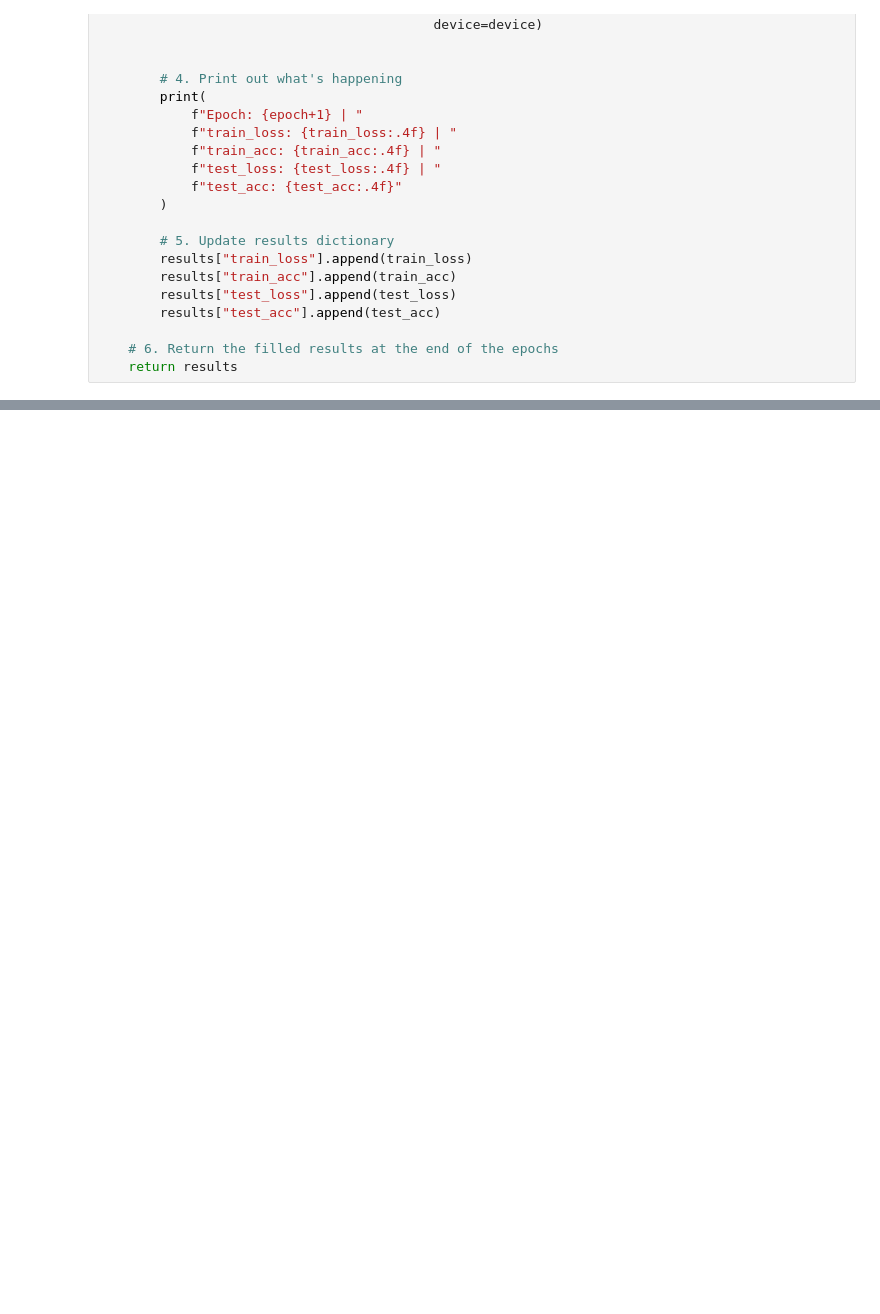
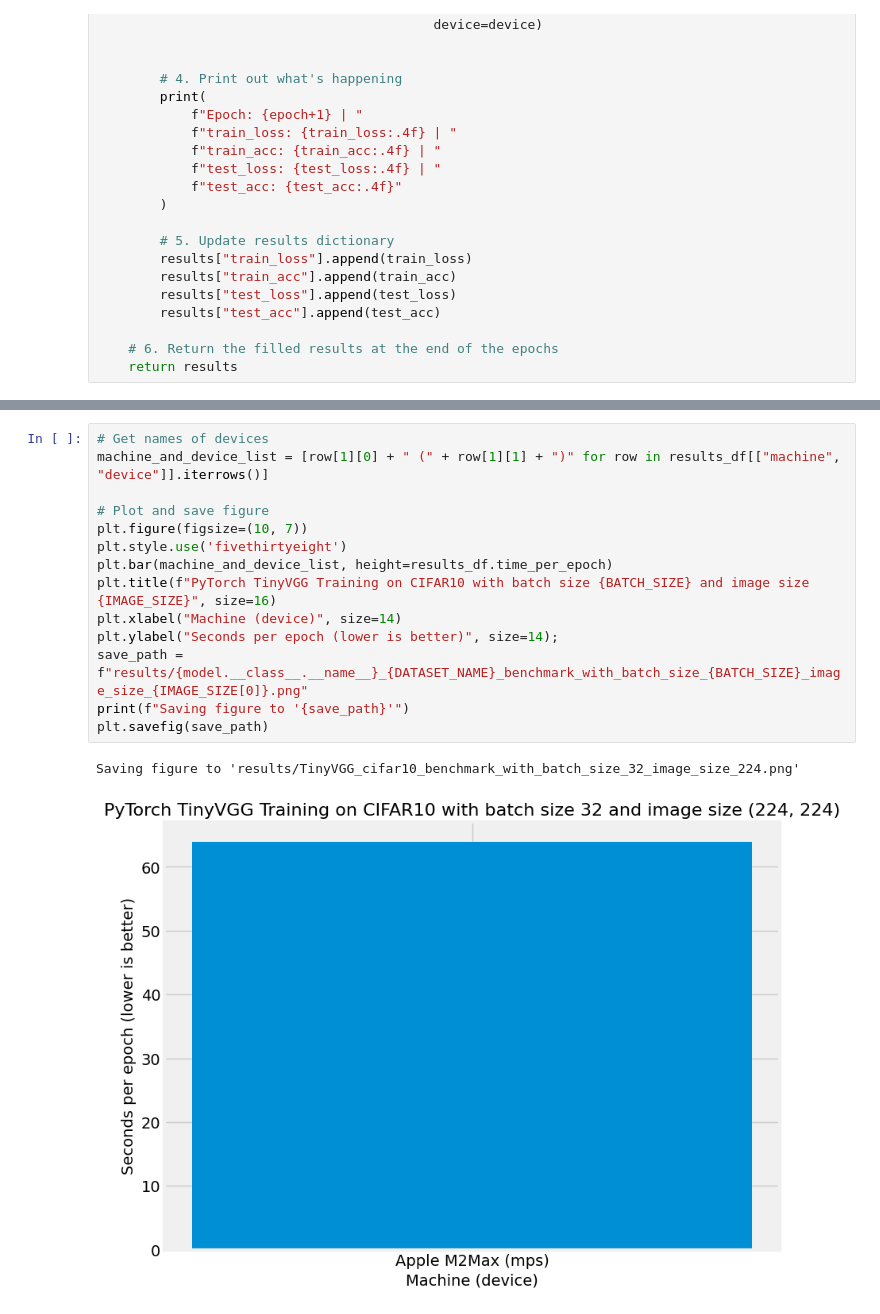
Before and after one commit to woolfel/mac-torch-bench, a Jupyter notebook: cifar10_tinyvgg_macos.ipynb, the cells around one changed output, grey strips where cells are left out. Saved outputs shown, nothing was run; the diff lists cells and outputs as text; blank space fills up the shorter version.

Commit message:
adding summary print

```diff
--- a/cifar10_tinyvgg_macos.ipynb
+++ b/cifar10_tinyvgg_macos.ipynb
@@ -449,0 +450,17 @@ results_df
+# %%
+# Get names of devices
+machine_and_device_list = [row[1][0] + " (" + row[1][1] + ")" for row in results_df[["machine", "device"]].iterrows()]
+
+# Plot and save figure
+plt.figure(figsize=(10, 7))
+plt.style.use('fivethirtyeight')
+plt.bar(machine_and_device_list, height=results_df.time_per_epoch)
+plt.title(f"PyTorch TinyVGG Training on CIFAR10 with batch size {BATCH_SIZE} and image size {IMAGE_SIZE}", size=16)
+plt.xlabel("Machine (device)", size=14)
+plt.ylabel("Seconds per epoch (lower is better)", size=14);
+save_path = f"results/{model.__class__.__name__}_{DATASET_NAME}_benchmark_with_batch_size_{BATCH_SIZE}_image_size_{IMAGE_SIZE[0]}.png"
+print(f"Saving figure to '{save_path}'")
+plt.savefig(save_path)
+# %% [output]
+Saving figure to 'results/TinyVGG_cifar10_benchmark_with_batch_size_32_image_size_224.png'
+[figure, added]
```
Also changed, not shown: parts of 5 cells of this notebook.
